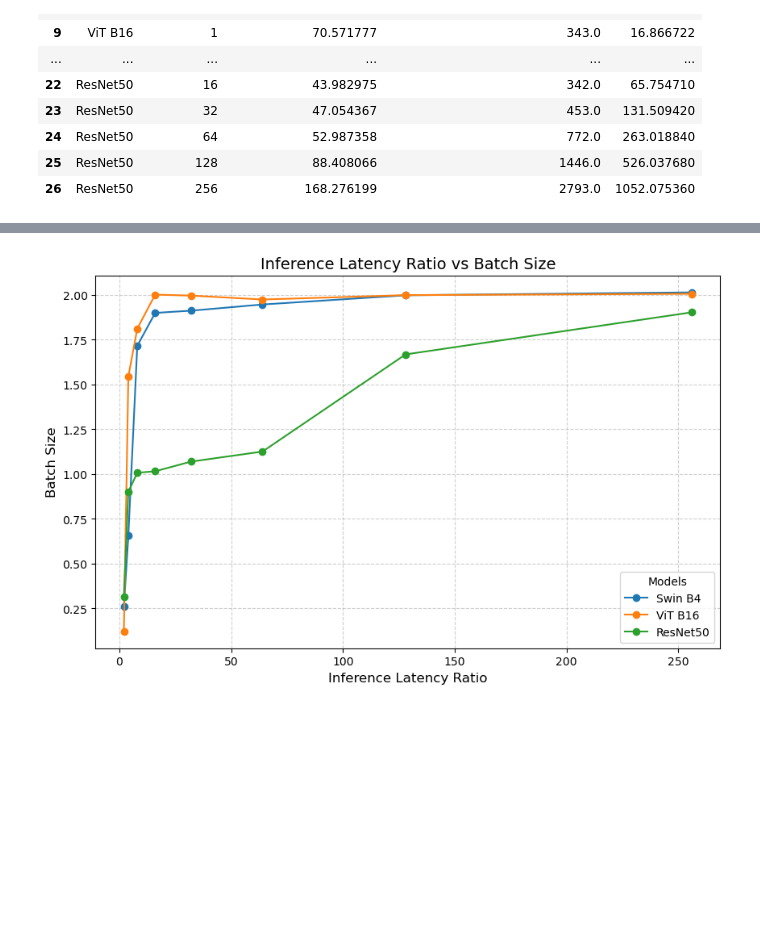
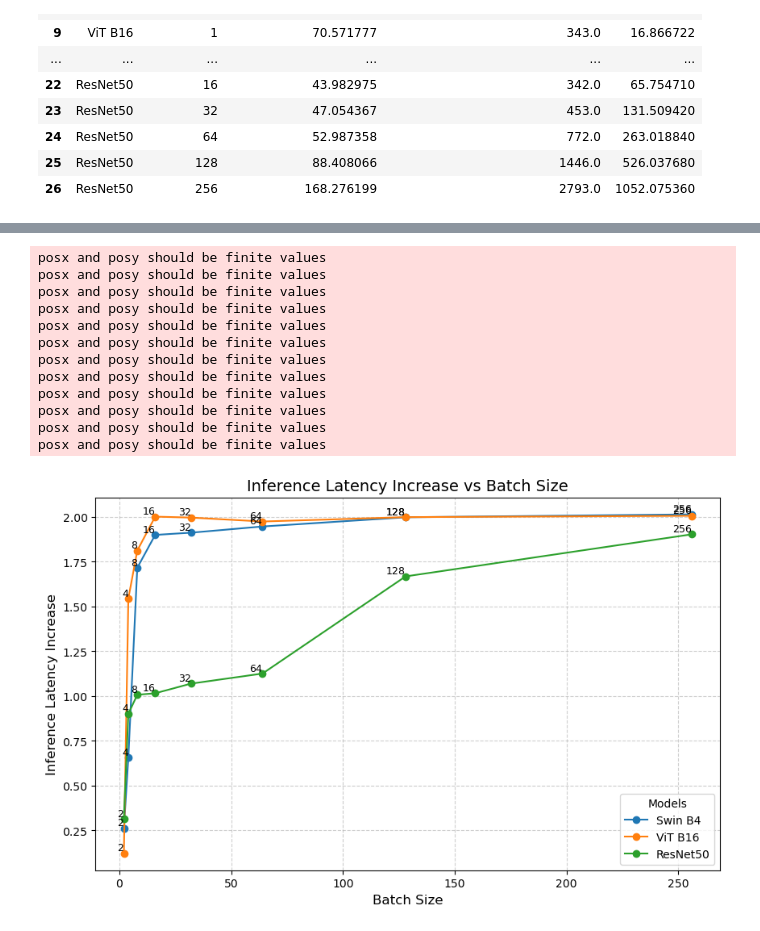
Before and after one commit to gufranSabri/LVM_Complexity_Analysis, a Jupyter notebook: src/analysis.ipynb, the cells around one changed output, grey strips where cells are left out. Saved outputs shown, nothing was run; the diff lists cells and outputs as text; code cells hidden in the pictures; blank space fills up the shorter version.

```diff
--- a/src/analysis.ipynb
+++ b/src/analysis.ipynb
@@ -69,14 +69,20 @@ def process_training_log(file_path):
 
     return results
 
-def plot_multiple_models(x_values, y_values, labels, title, xlabel, ylabel, legend_title):
+def plot_multiple_models(x_values, y_values, labels, title, xlabel, ylabel, legend_title, print_x=True):
     if len(x_values) != len(y_values) or len(x_values) != len(labels):
         raise ValueError("Length of x_values, y_values, and labels must be the same.")
 
     plt.figure(figsize=(10, 6))
 
     for i in range(len(labels)):
+        # Plot the data points
         plt.plot(x_values[i], y_values[i], label=labels[i], marker='o')
+
+        if print_x:
+            # Annotate each point with its x-value
+            for x, y in zip(x_values[i], y_values[i]):
+                plt.text(x, y, f'{x}', fontsize=9, ha='right', va='bottom')
 
     plt.title(title, fontsize=14)
     plt.xlabel(xlabel, fontsize=12)
@@ -84,10 +90,11 @@ def plot_multiple_models(x_values, y_values, labels, title, xlabel, ylabel, lege
     plt.legend(title=legend_title, fontsize=10)
     plt.grid(True, linestyle='--', alpha=0.6)
 
-    # save
+    # Save the figure
     plt.savefig(os.path.join(FIG_OUTPUT_PATH, f"{title}.png"))
 
     plt.show()
+
 
 def add_ratio_feature(df, column):
     ratio_column = f"{column}_ratio"
@@ -390,27 +424,39 @@ df_resnet
 # %%
 y_ratio = [
     df_swin["inference_latency_ms_ratio"],
     df_vit["inference_latency_ms_ratio"],
     df_resnet["inference_latency_ms_ratio"]
 ]
 
 x_ratio = [
     batch_sizes,
     batch_sizes,
     batch_sizes
 ]
 
 plot_multiple_models(
     x_values=x_ratio,
     y_values=y_ratio,
     labels=labels,
-    title="Inference Latency Ratio vs Batch Size",
-    xlabel="Inference Latency Ratio",
-    ylabel="Batch Size",
-    legend_title="Models"
+    title="Inference Latency Increase vs Batch Size",
+    xlabel="Batch Size",
+    ylabel="Inference Latency Increase",
+    legend_title="Models",
 )
 # %% [output]
+posx and posy should be finite values
+posx and posy should be finite values
+posx and posy should be finite values
+posx and posy should be finite values
+posx and posy should be finite values
+posx and posy should be finite values
+posx and posy should be finite values
+posx and posy should be finite values
+posx and posy should be finite values
+posx and posy should be finite values
+posx and posy should be finite values
+posx and posy should be finite values
-[figure, old version]
+[figure, new version]
 # %%
 x_gpu_memory_ratio = [
     batch_sizes,
```
Also changed, not shown: parts of 6 cells of this notebook, 10 other files.
